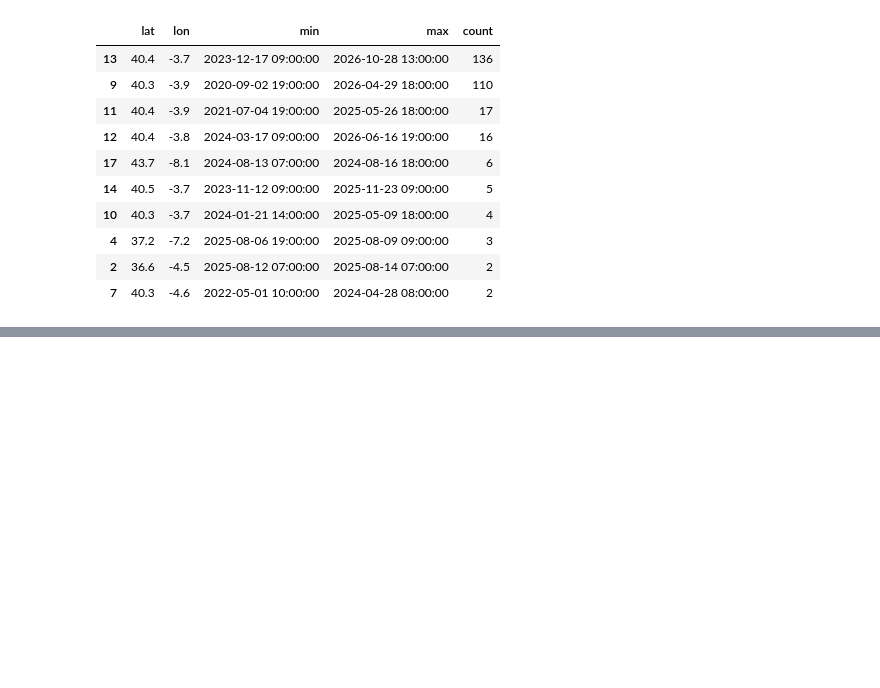
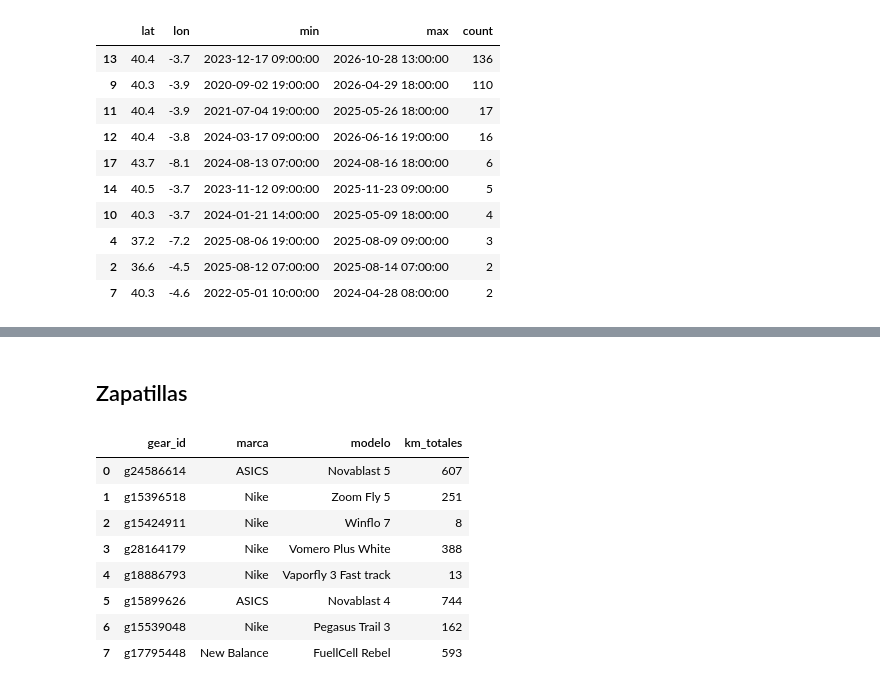
Before and after one commit to jbautistafm/data-wrangling-project, a Jupyter notebook: notebooks/proyecto.ipynb, the cells around one changed output, grey strips where cells are left out. Drawn from its saved outputs; the diff is of its cells as text; code cells hidden in the pictures; blank space fills up the shorter version.

```diff
--- a/notebooks/proyecto.ipynb
+++ b/notebooks/proyecto.ipynb
@@ -127,0 +168,27 @@ runs_clima[["name", "hora", "distance", "temperature_2m", "relative_humidity_2m"
+# %% [markdown]
+## Zapatillas
+# %%
+from strava_api import get_access_token, get_gear
+
+ruta_zap = "../data/clean/zapatillas.csv"
+
+if os.path.exists(ruta_zap):
+    zapatillas = pd.read_csv(ruta_zap)
+else:
+    # saco los ids de zapatillas que salen en mis actividades y pido cada una
+    token = get_access_token()
+    ids_gear = {a["gear_id"] for a in acts if a.get("gear_id")}
+    zapatillas = pd.DataFrame([get_gear(token, g) for g in ids_gear])
+    zapatillas.to_csv(ruta_zap, index=False)
+
+zapatillas
+# %% [output]
+|  | gear_id | marca | modelo | km_totales |
+| 0 | g24586614 | ASICS | Novablast 5 | 607 |
+| 1 | g15396518 | Nike | Zoom Fly 5 | 251 |
+| 2 | g15424911 | Nike | Winflo 7 | 8 |
+| 3 | g28164179 | Nike | Vomero Plus White | 388 |
+| 4 | g18886793 | Nike | Vaporfly 3 Fast track | 13 |
+| 5 | g15899626 | ASICS | Novablast 4 | 744 |
+| 6 | g15539048 | Nike | Pegasus Trail 3 | 162 |
+| 7 | g17795448 | New Balance | FuellCell Rebel | 593 |
```
Also changed, not shown: parts of 5 cells of this notebook, 3 other files.
